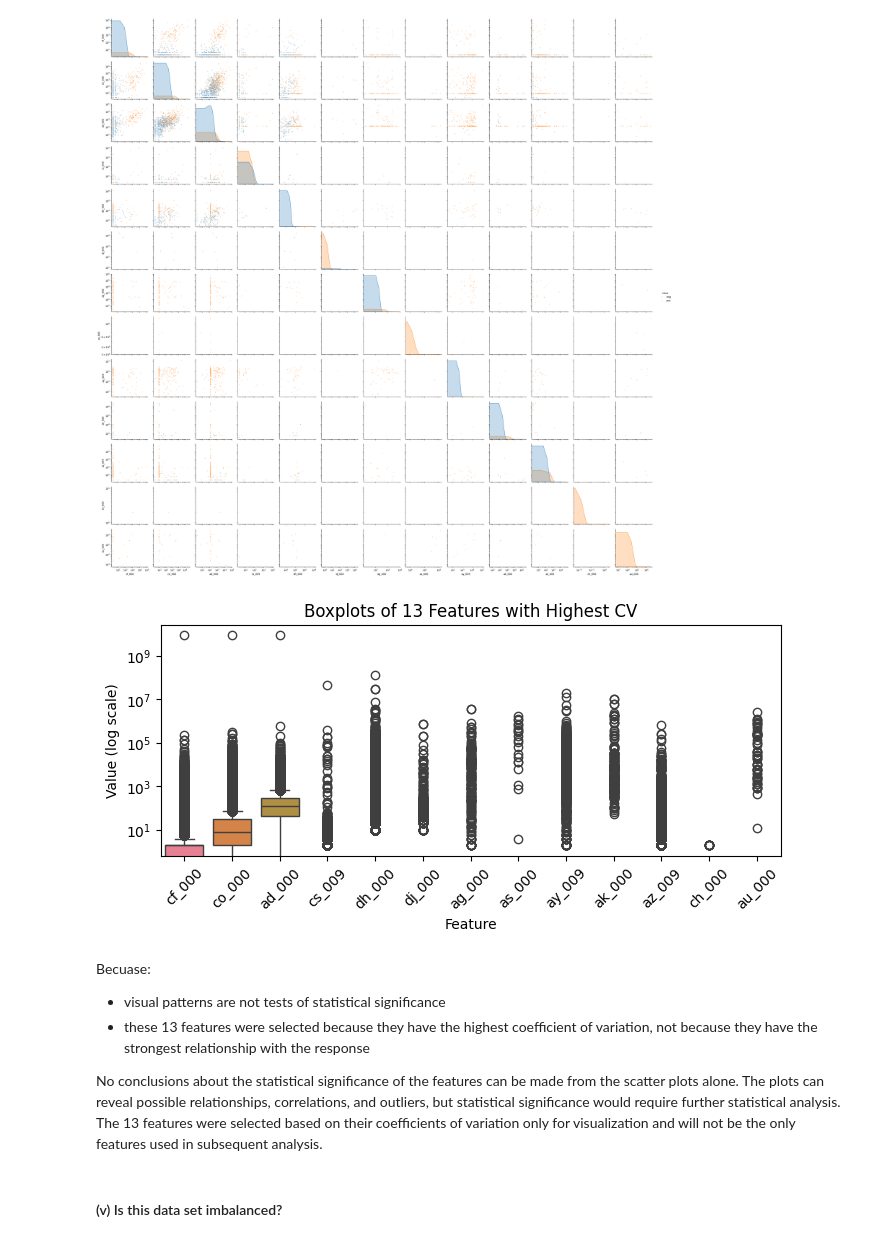
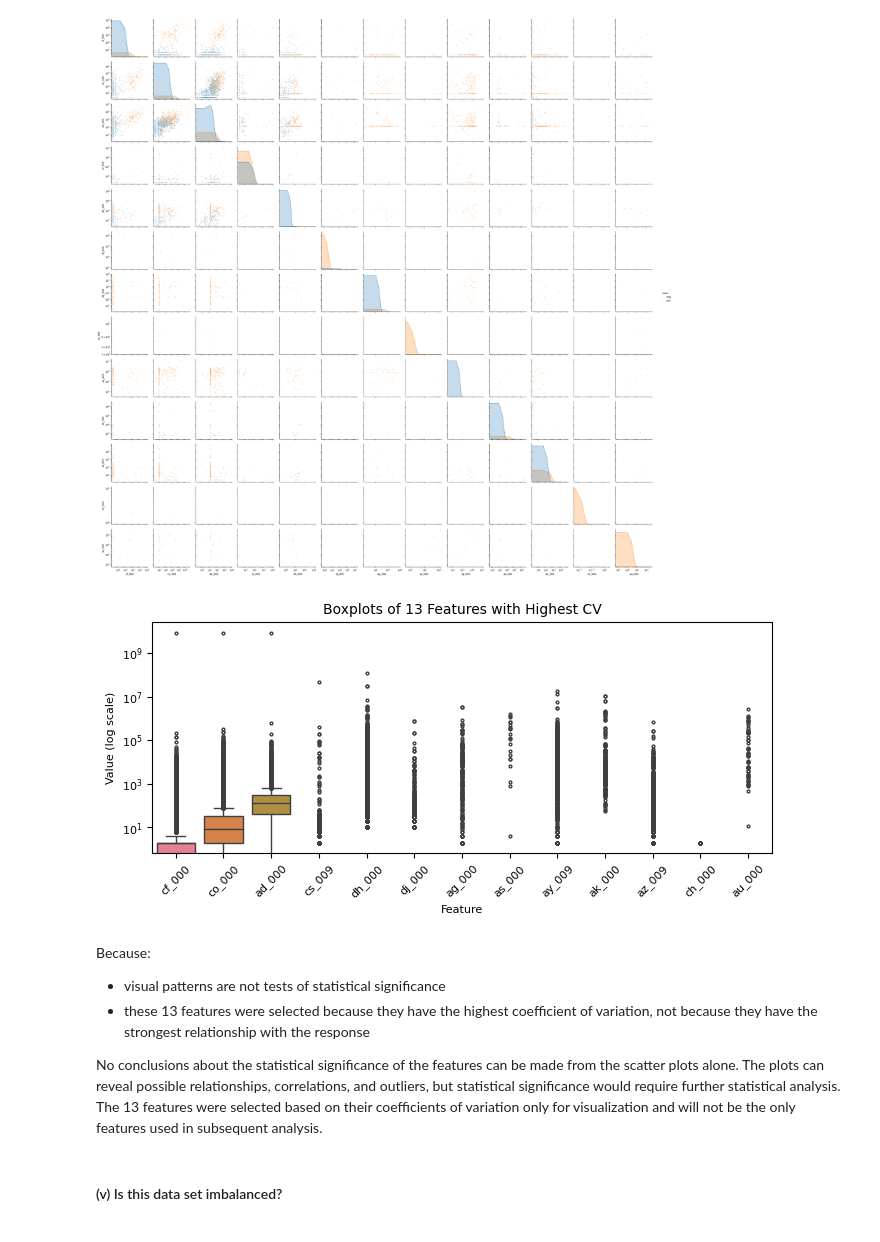
Before and after one commit to gblombach/DSCI-552_Homework_6, a Jupyter notebook: notebooks/Blombach_George_HW6.ipynb, the cells around one changed output. Saved outputs shown, nothing was run; the diff lists cells and outputs as text; code cells hidden in the pictures.

```diff
--- a/notebooks/Blombach_George_HW6.ipynb
+++ b/notebooks/Blombach_George_HW6.ipynb
@@ -105,19 +105,20 @@ plt.show()
 # %%
 plt.figure(figsize=(8, 3))
 
-sns.boxplot(data=X_train_imputed[top_13])
+sns.boxplot(data=X_train_imputed[top_13], flierprops={'markersize': 2})
 
 plt.yscale("log")
-plt.xticks(rotation=45)
-plt.xlabel("Feature")
-plt.ylabel("Value (log scale)")
-plt.title("Boxplots of 13 Features with Highest CV")
+plt.xticks(rotation=45, fontsize=8)
+plt.yticks(fontsize=8)
+plt.xlabel("Feature", fontsize=8)
+plt.ylabel("Value (log scale)", fontsize=8)
+plt.title("Boxplots of 13 Features with Highest CV", fontsize=10)
 
 plt.show()
 # %% [output]
-[figure, old version]
+[figure, new version]
 # %% [markdown]
-Becuase:
+Because:
 
 - visual patterns are not tests of statistical significance
 - these 13 features were selected because they have the highest coefficient of variation, not because they have the strongest relationship with the response
```
Also changed, not shown: parts of 14 cells of this notebook.
